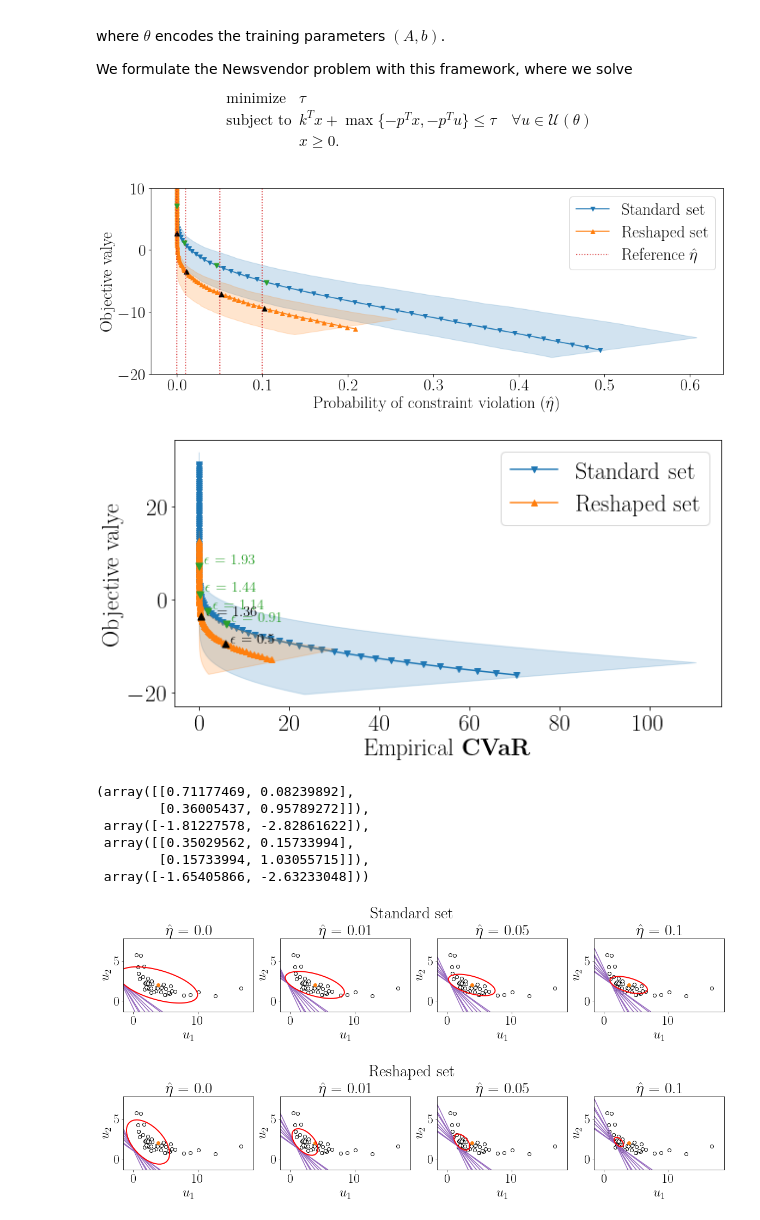
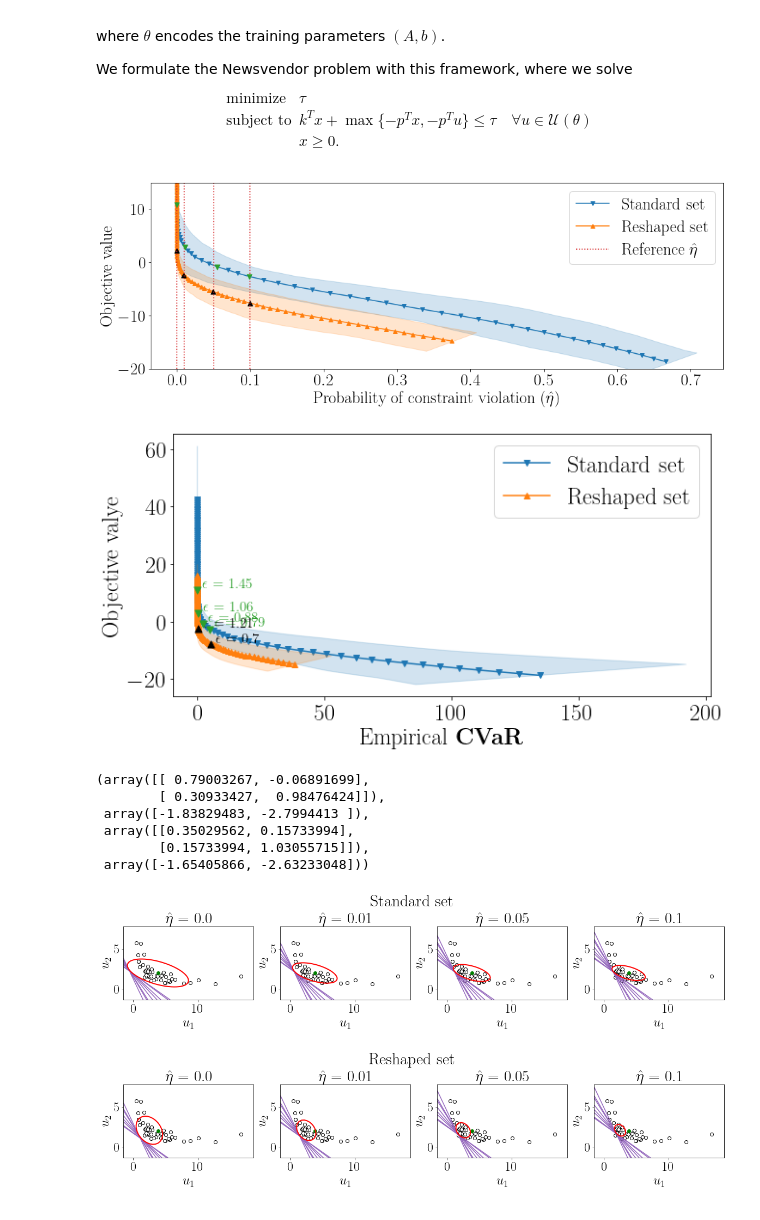
Before and after one commit to stellatogrp/lropt, a Jupyter notebook: docs/examples/experiments/Newsvendor/Newsvendor_intro_orig.ipynb, the cells around one changed output. Drawn from its saved outputs; the diff is of its cells as text; code cells hidden in the pictures.

```diff
--- a/docs/examples/experiments/Newsvendor/Newsvendor_intro_orig.ipynb
+++ b/docs/examples/experiments/Newsvendor/Newsvendor_intro_orig.ipynb
@@ -159,43 +167,43 @@ for i in prob_list:
 # eps_list = np.linspace(0.01, 2.98, 40)
 # inds = [13,8,6,5]
 # inds = [20,13,10,7]
-eps_list = np.linspace(0.01, 2.98, 80)
+eps_list = np.linspace(0.01, 2.98, 100)
 
 plt.figure(figsize=(15, 5))
 plt.plot(np.mean(np.vstack(dfgrid['Violations']),axis = 1)[:], np.mean(np.vstack(dfgrid['Test_val']),axis = 1)[:], color="tab:blue", label=r"Standard set", marker = "v",zorder=0)
 plt.fill(np.append(np.quantile(np.vstack(dfgrid['Violations']),0.25,axis = 1),np.quantile(np.vstack(dfgrid['Violations']),0.75,axis = 1)[::-1]), np.append(np.quantile(np.vstack(dfgrid['Test_val']),0.25,axis = 1),np.quantile(np.vstack(dfgrid['Test_val']),0.75,axis = 1)[::-1]), color="tab:blue", alpha=0.2)
 for ind in range(4):
     plt.scatter(np.mean(np.vstack(dfgrid['Violations']),axis = 1)[inds_standard[ind]],np.mean(np.vstack(dfgrid['Test_val']),axis = 1)[inds_standard[ind]], color="tab:green", s = 50, marker = "v",zorder= 10)
     # plt.annotate(r"$\epsilon$ = {}".format(round(eps_list[inds_standard[ind]],2)), # this is the text
     #               (np.mean(np.vstack(dfgrid['Violations']),axis = 1)[inds_standard[ind]],np.mean(np.vstack(dfgrid['Test_val']),axis = 1)[inds_standard[ind]]), # these are the coordinates to position the label
     #               textcoords="offset points", # how to position the text
     #               xytext=(5,3), # distance from text to points (x,y)
     #               ha='left',color="tab:green",fontsize=15)
 
 plt.plot(np.mean(np.vstack(dfgrid2['Violations']),axis = 1),np.mean(np.vstack(dfgrid2['Test_val']),axis = 1), color="tab:orange", label="Reshaped set", marker = "^",zorder=1)
 plt.fill(np.append(np.quantile(np.vstack(dfgrid2['Violations']),0.25,axis = 1),np.quantile(np.vstack(dfgrid2['Violations']),0.75,axis = 1)[::-1]), np.append(np.quantile(np.vstack(dfgrid2['Test_val']),0.25,axis = 1),np.quantile(np.vstack(dfgrid2['Test_val']),0.75,axis = 1)[::-1]), color="tab:orange", alpha=0.2)
 for ind in [0,2,1,3]:
     plt.scatter(np.mean(np.vstack(dfgrid2['Violations']),axis = 1)[inds_reshaped[ind]],np.mean(np.vstack(dfgrid2['Test_val']),axis = 1)[inds_reshaped[ind]], color="black", s = 50, marker = "^")
     # plt.annotate(r"$\epsilon$ = {}".format(round(eps_list[inds_reshaped[ind]],2)), # this is the text
     #               (np.mean(np.vstack(dfgrid2['Violations']),axis = 1)[inds_reshaped[ind]],np.mean(np.vstack(dfgrid2['Test_val']),axis = 1)[inds_reshaped[ind]]), # these are the coordinates to position the label
     #               textcoords="offset points", # how to position the text
     #               xytext=(5,1), # distance from text to points (x,y)
     #               ha='left',color="black", fontsize = 15)
-plt.ylabel("Objective valye")
+plt.ylabel("Objective value")
 # ax2.set_xlim([-1,20])
 plt.xlabel(r"Probability of constraint violation $(\hat{\eta})$")
 #plt.xscale("log")
-plt.ylim([-20,10])
-plt.vlines(ymin = -20, ymax= 10, x = prob_list[0], linestyles=":", color = "tab:red", label = "Reference $\hat{\eta}$")
+plt.ylim([-20,15])
+plt.vlines(ymin = -20, ymax= 15, x = prob_list[0], linestyles=":", color = "tab:red", label = "Reference $\hat{\eta}$")
 for i in prob_list[1:]:
-    plt.vlines(ymin = -20, ymax= 10, x = i, linestyles=":", color = "tab:red")
+    plt.vlines(ymin = -20, ymax= 15, x = i, linestyles=":", color = "tab:red")
 
 plt.legend()
 # lgd = plt.legend(loc = "lower right", bbox_to_anchor=(1.5, 0.3))
 plt.savefig("ex1_curves_orig.pdf", bbox_inches='tight')
 # plt.savefig("ex1_curves1.pdf", bbox_extra_artists=(lgd,), bbox_inches='tight')
 # %% [output]
-[figure, old version]
+[figure, new version]
 # %%
 plt.figure(figsize=(10, 5))
 plt.plot(np.mean(np.vstack(dfgrid['Violation_val']),axis = 1)[:], np.mean(np.vstack(dfgrid['Test_val']),axis = 1)[:], color="tab:blue", label=r"Standard set", marker = "v",zorder=0)
@@ -226,7 +234,7 @@ plt.legend()
 plt.savefig("ex1_cvar.pdf", bbox_inches='tight')
 # plt.savefig("ex1_curves1.pdf", bbox_extra_artists=(lgd,), bbox_inches='tight')
 # %% [output]
-[figure, old version]
+[figure, new version]
 # %%
 k = np.array([4.,5.])
 p = np.array([5,6.5])
@@ -296,9 +304,9 @@ for ind in range(4):
 # x_opt_learned,x_opt_base,t_learned, t_base
 A_fin, b_fin, init, init_bval
 # %% [output]
-(array([[0.71177469, 0.08239892],
-        [0.36005437, 0.95789272]]),
- array([-1.81227578, -2.82861622]),
+(array([[ 0.79003267, -0.06891699],
+        [ 0.30933427,  0.98476424]]),
+ array([-1.83829483, -2.7994413 ]),
  array([[0.35029562, 0.15733994],
         [0.15733994, 1.03055715]]),
  array([-1.65405866, -2.63233048]))
@@ -346,5 +354,5 @@ for ind in range(4):
 plot_contours_line(x,y,init_set, g_level_base,prob_list,num_scenarios,train, "news_intro",standard = True)
 plot_contours_line(x,y,fin_set, g_level_learned,prob_list,num_scenarios,train, "news_intro",standard = False)
 # %% [output]
-[figure, old version]
+[figure, new version]
-[figure, old version]
+[figure, new version]
```
Also changed, not shown: parts of 1 cell of this notebook, 6 other files.
